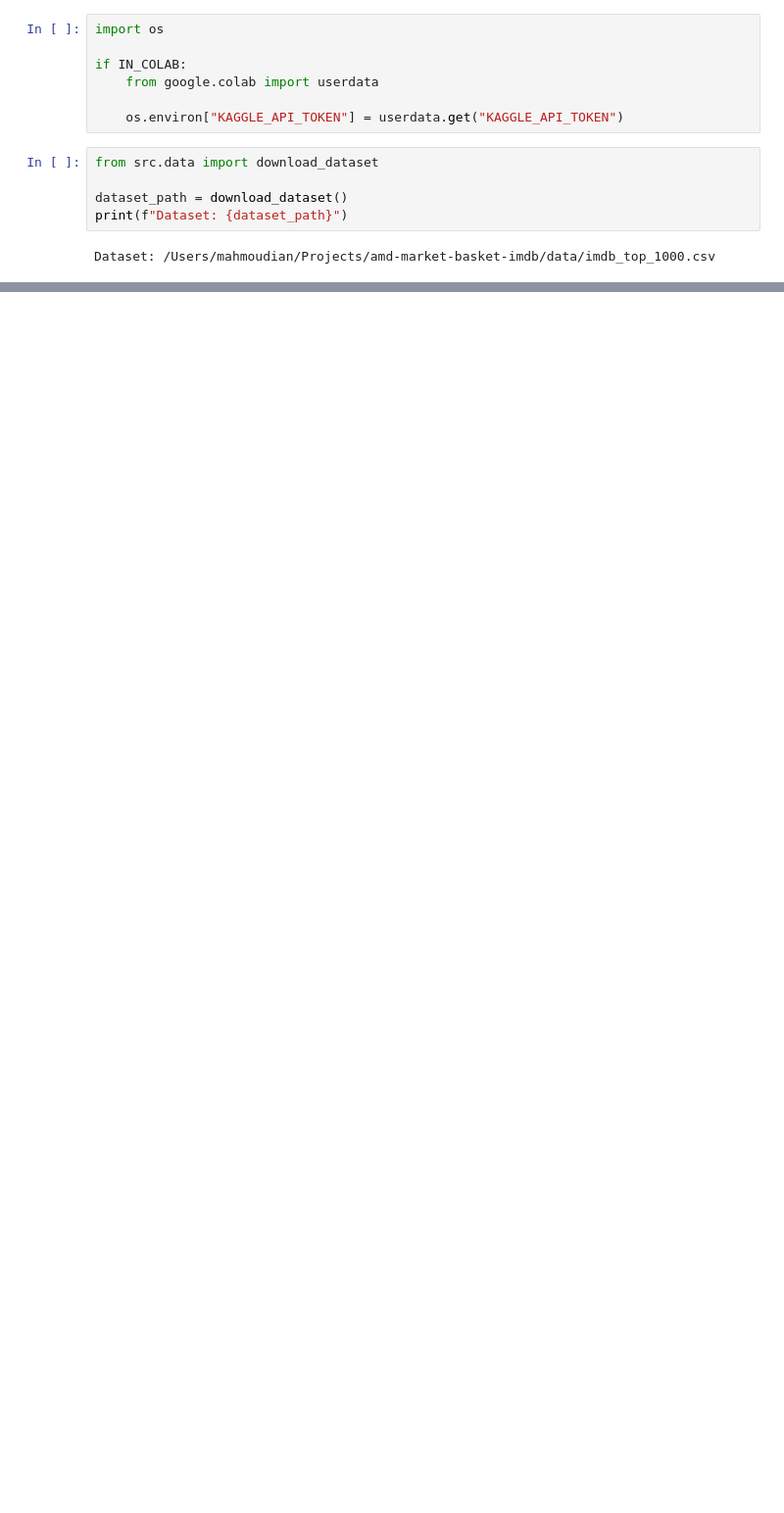
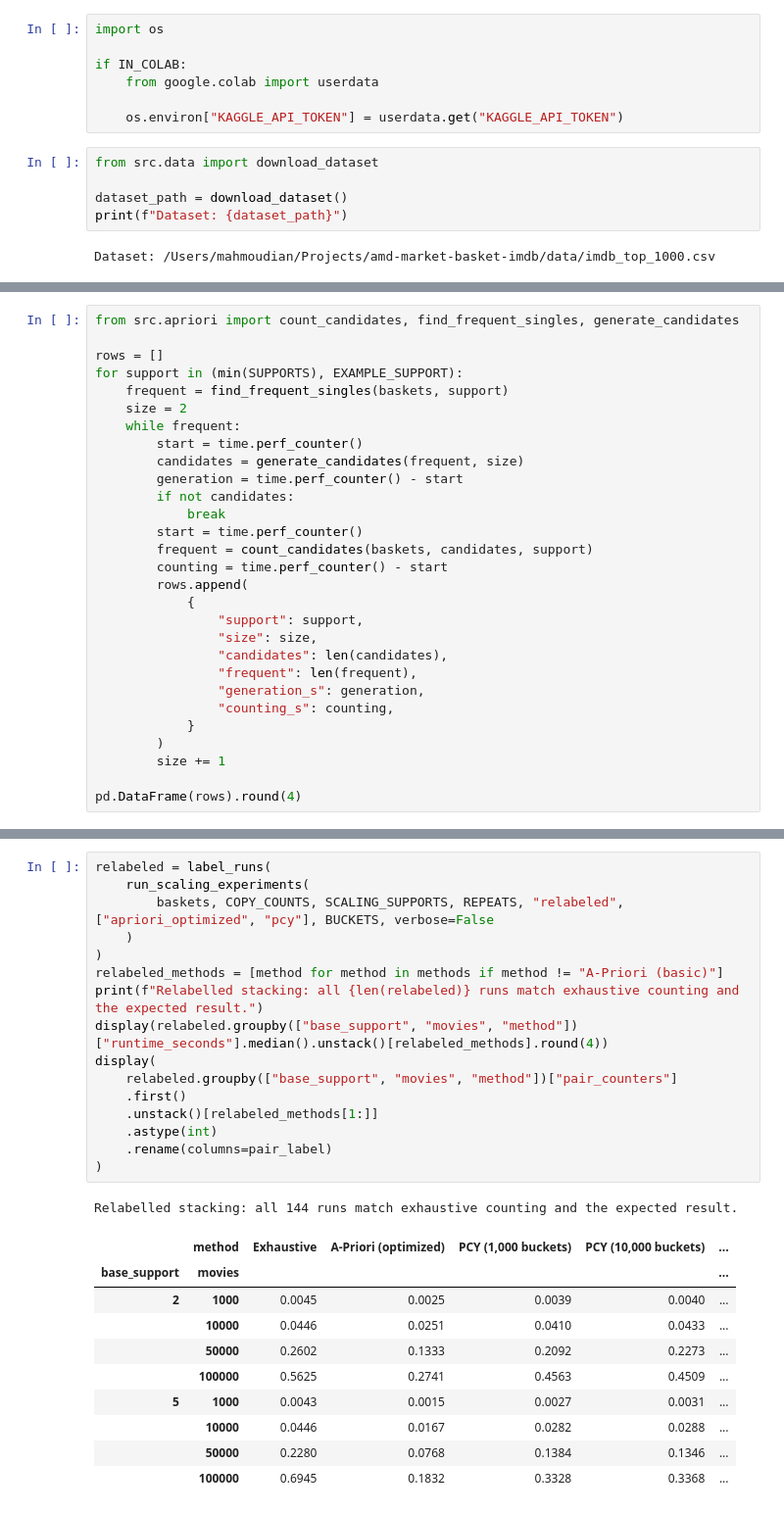
Before and after one commit to TheRealMamoot/amd-market-basket-imdb, a Jupyter notebook: main.ipynb, the cells around one changed output, grey strips where cells are left out. Shown at 98% size. Drawn from its saved outputs; the diff is of its cells as text; blank space fills up the shorter version.

```diff
--- a/main.ipynb
+++ b/main.ipynb
@@ -111,0 +281,29 @@ movies[["Series_Title", "Star1", "Star2", "Star3", "Star4"]].head()
+# %%
+from src.apriori import count_candidates, find_frequent_singles, generate_candidates
+
+rows = []
+for support in (min(SUPPORTS), EXAMPLE_SUPPORT):
+    frequent = find_frequent_singles(baskets, support)
+    size = 2
+    while frequent:
+        start = time.perf_counter()
+        candidates = generate_candidates(frequent, size)
+        generation = time.perf_counter() - start
+        if not candidates:
+            break
+        start = time.perf_counter()
+        frequent = count_candidates(baskets, candidates, support)
+        counting = time.perf_counter() - start
+        rows.append(
+            {
+                "support": support,
+                "size": size,
+                "candidates": len(candidates),
+                "frequent": len(frequent),
+                "generation_s": generation,
+                "counting_s": counting,
+            }
+        )
+        size += 1
+
+pd.DataFrame(rows).round(4)
@@ -111,0 +568,28 @@ movies[["Series_Title", "Star1", "Star2", "Star3", "Star4"]].head()
+# %%
+relabeled = label_runs(
+    run_scaling_experiments(
+        baskets, COPY_COUNTS, SCALING_SUPPORTS, REPEATS, "relabeled", ["apriori_optimized", "pcy"], BUCKETS, verbose=False
+    )
+)
+relabeled_methods = [method for method in methods if method != "A-Priori (basic)"]
+print(f"Relabelled stacking: all {len(relabeled)} runs match exhaustive counting and the expected result.")
+display(relabeled.groupby(["base_support", "movies", "method"])["runtime_seconds"].median().unstack()[relabeled_methods].round(4))
+display(
+    relabeled.groupby(["base_support", "movies", "method"])["pair_counters"]
+    .first()
+    .unstack()[relabeled_methods[1:]]
+    .astype(int)
+    .rename(columns=pair_label)
+)
+# %% [output]
+Relabelled stacking: all 144 runs match exhaustive counting and the expected result.
+|  | method | Exhaustive | A-Priori (optimized) | PCY (1,000 buckets) | PCY (10,000 buckets) | ... |
+| base_support | movies |  |  |  |  | ... |
+| 2 | 1000 | 0.0045 | 0.0025 | 0.0039 | 0.0040 | ... |
+|  | 10000 | 0.0446 | 0.0251 | 0.0410 | 0.0433 | ... |
+|  | 50000 | 0.2602 | 0.1333 | 0.2092 | 0.2273 | ... |
+|  | 100000 | 0.5625 | 0.2741 | 0.4563 | 0.4509 | ... |
+| 5 | 1000 | 0.0043 | 0.0015 | 0.0027 | 0.0031 | ... |
+|  | 10000 | 0.0446 | 0.0167 | 0.0282 | 0.0288 | ... |
+|  | 50000 | 0.2280 | 0.0768 | 0.1384 | 0.1346 | ... |
+|  | 100000 | 0.6945 | 0.1832 | 0.3328 | 0.3368 | ... |
```
Also changed, not shown: parts of 52 cells of this notebook, 2 other files.
